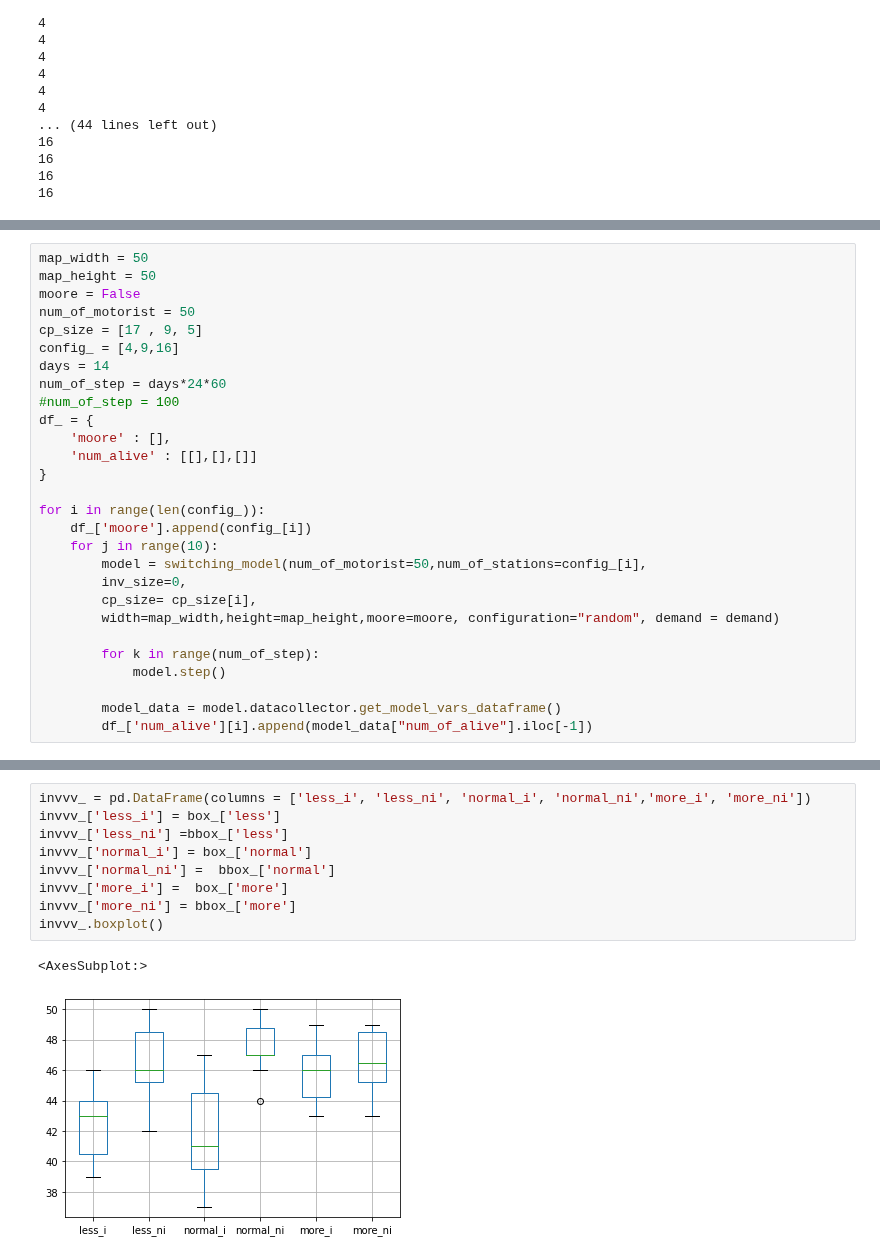
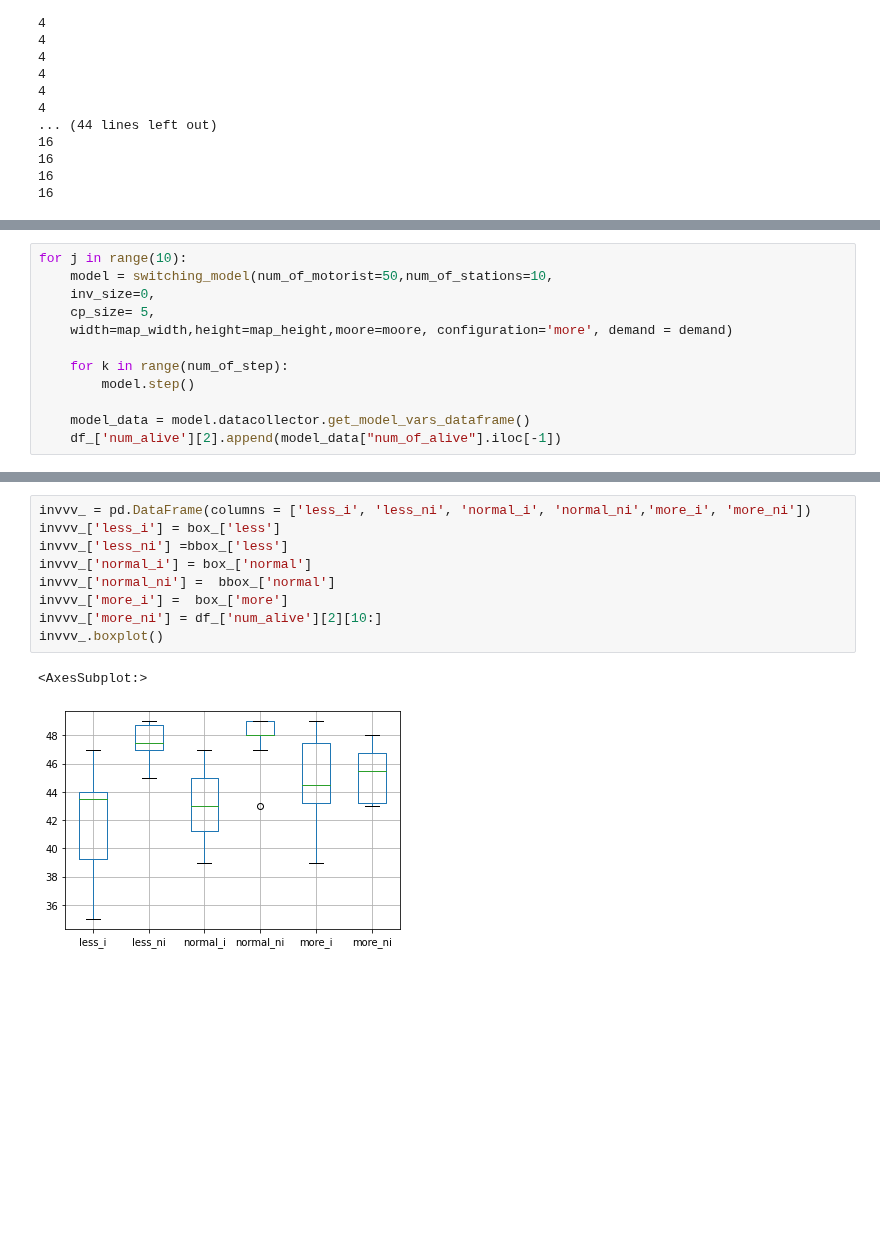
Before and after one commit to lakubis/LionIsACat, a Jupyter notebook: Felix_Learn/run_model for graph.ipynb, the cells around one changed output, grey strips where cells are left out. Saved outputs shown, nothing was run; the diff lists cells and outputs as text; blank space fills up the shorter version.

```diff
--- a/Felix_Learn/run_model for graph.ipynb
+++ b/Felix_Learn/run_model for graph.ipynb
@@ -862,0 +1001,12 @@ for i in range(len(config_)):
+# %%
+for j in range(10):
+    model = switching_model(num_of_motorist=50,num_of_stations=10,
+    inv_size=0,
+    cp_size= 5,
+    width=map_width,height=map_height,moore=moore, configuration='more', demand = demand)
+
+    for k in range(num_of_step):
+        model.step()
+
+    model_data = model.datacollector.get_model_vars_dataframe()
+    df_['num_alive'][2].append(model_data["num_of_alive"].iloc[-1])
@@ -867,28 +1043,0 @@ for i in range(len(config_)):
-# %%
-map_width = 50
-map_height = 50
-moore = False
-num_of_motorist = 50
-cp_size = [17 , 9, 5]
-config_ = [4,9,16]
-days = 14
-num_of_step = days*24*60
-#num_of_step = 100
-df_ = {
-    'moore' : [],
-    'num_alive' : [[],[],[]]
-}
-
-for i in range(len(config_)):
-    df_['moore'].append(config_[i])
-    for j in range(10):
-        model = switching_model(num_of_motorist=50,num_of_stations=config_[i],
-        inv_size=0,
-        cp_size= cp_size[i],
-        width=map_width,height=map_height,moore=moore, configuration="random", demand = demand)
-
-        for k in range(num_of_step):
-            model.step()
-
-        model_data = model.datacollector.get_model_vars_dataframe()
-        df_['num_alive'][i].append(model_data["num_of_alive"].iloc[-1])
@@ -953,12 +1044,12 @@ plt.savefig('bbox-plot M16.png', format = 'png' )
 # %%
 invvv_ = pd.DataFrame(columns = ['less_i', 'less_ni', 'normal_i', 'normal_ni','more_i', 'more_ni'])
 invvv_['less_i'] = box_['less']
 invvv_['less_ni'] =bbox_['less']
 invvv_['normal_i'] = box_['normal']
 invvv_['normal_ni'] =  bbox_['normal']
 invvv_['more_i'] =  box_['more']
-invvv_['more_ni'] = bbox_['more']
+invvv_['more_ni'] = df_['num_alive'][2][10:]
 invvv_.boxplot()
 # %% [output]
 <AxesSubplot:>
-[figure, old version]
+[figure, new version]
```
Also changed, not shown: parts of 66 cells of this notebook, 2 other files.
